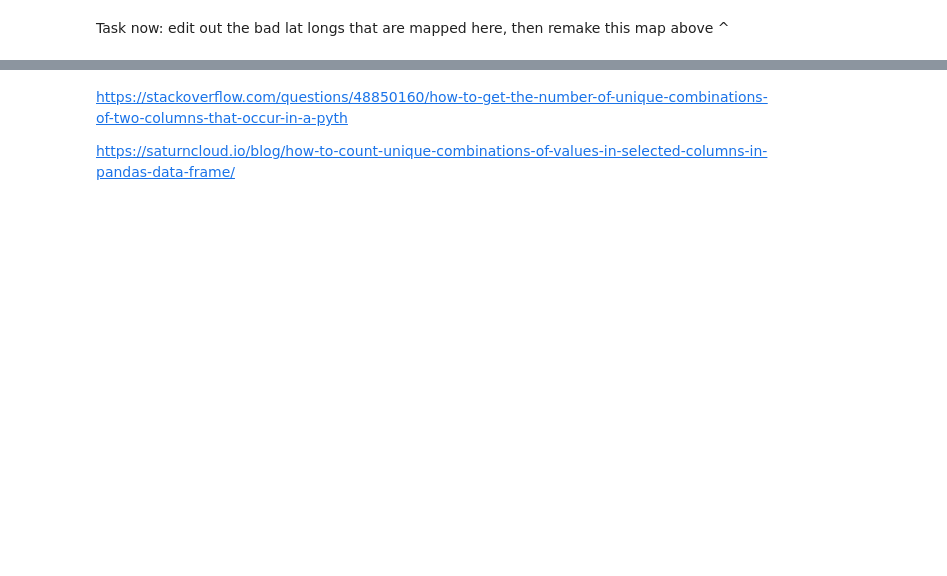
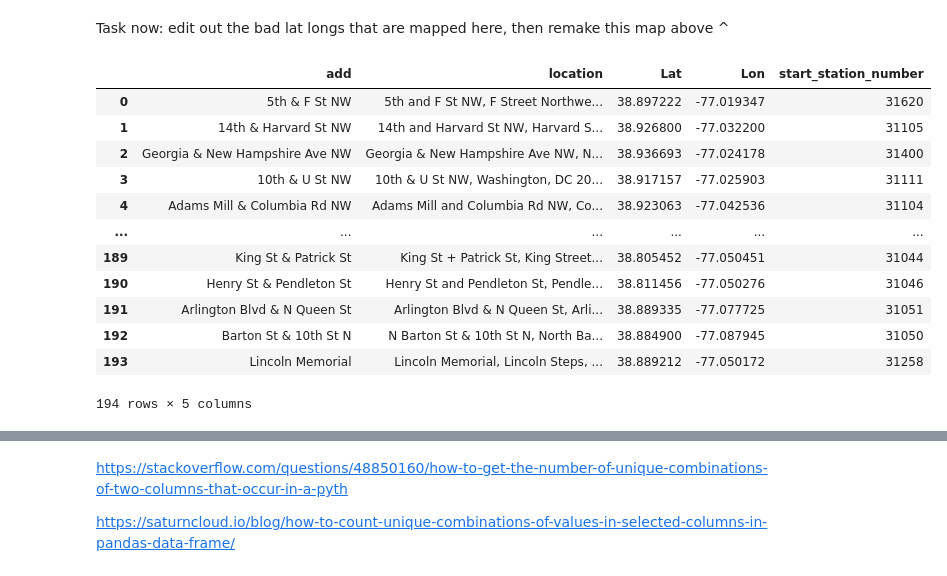
Before and after one commit to cdb8675309/Project3_Sprint-2, a Jupyter notebook: P3_S2.ipynb, the cells around one changed output, grey strips where cells are left out. Cells and saved outputs as stored; diff of their text form; code cells hidden in the pictures; blank space fills up the shorter version.

```diff
--- a/P3_S2.ipynb
+++ b/P3_S2.ipynb
@@ -608,0 +612,5 @@ print(namenum_df)
+# %%
+#make new DF with only unique station number values
+station_numbers = namenum_df['start_station_number'].unique()
+station_numbers = pd.DataFrame({'start_station_number': station_numbers})
+station_numbers
@@ -881,0 +868,20 @@ namenum_df.groupby(['start_station_number', 'start_station']).nunique()
+# %%
+#created a full dataframe with station names, lat longs, and numbers
+full_station_df = stations_df7.merge(station_numbers, left_index=True, right_index=True)
+full_station_df
+full_station_df_copy=full_station_df.copy()
+full_station_df
+# %% [output]
+|  | add | location | Lat | Lon | start_station_number |
+| 0 | 5th & F St NW | 5th and F St NW, F Street Northwe... | 38.897222 | -77.019347 | 31620 |
+| 1 | 14th & Harvard St NW | 14th and Harvard St NW, Harvard S... | 38.926800 | -77.032200 | 31105 |
+| 2 | Georgia & New Hampshire Ave NW | Georgia & New Hampshire Ave NW, N... | 38.936693 | -77.024178 | 31400 |
+| 3 | 10th & U St NW | 10th & U St NW, Washington, DC 20... | 38.917157 | -77.025903 | 31111 |
+| 4 | Adams Mill & Columbia Rd NW | Adams Mill and Columbia Rd NW, Co... | 38.923063 | -77.042536 | 31104 |
+| ... | ... | ... | ... | ... | ... |
+| 189 | King St & Patrick St | King St + Patrick St, King Street... | 38.805452 | -77.050451 | 31044 |
+| 190 | Henry St & Pendleton St | Henry St and Pendleton St, Pendle... | 38.811456 | -77.050276 | 31046 |
+| 191 | Arlington Blvd & N Queen St | Arlington Blvd & N Queen St, Arli... | 38.889335 | -77.077725 | 31051 |
+| 192 | Barton St & 10th St N | N Barton St & 10th St N, North Ba... | 38.884900 | -77.087945 | 31050 |
+| 193 | Lincoln Memorial | Lincoln Memorial, Lincoln Steps, ... | 38.889212 | -77.050172 | 31258 |
+194 rows × 5 columns
```
Also changed, not shown: parts of 14 cells of this notebook.
